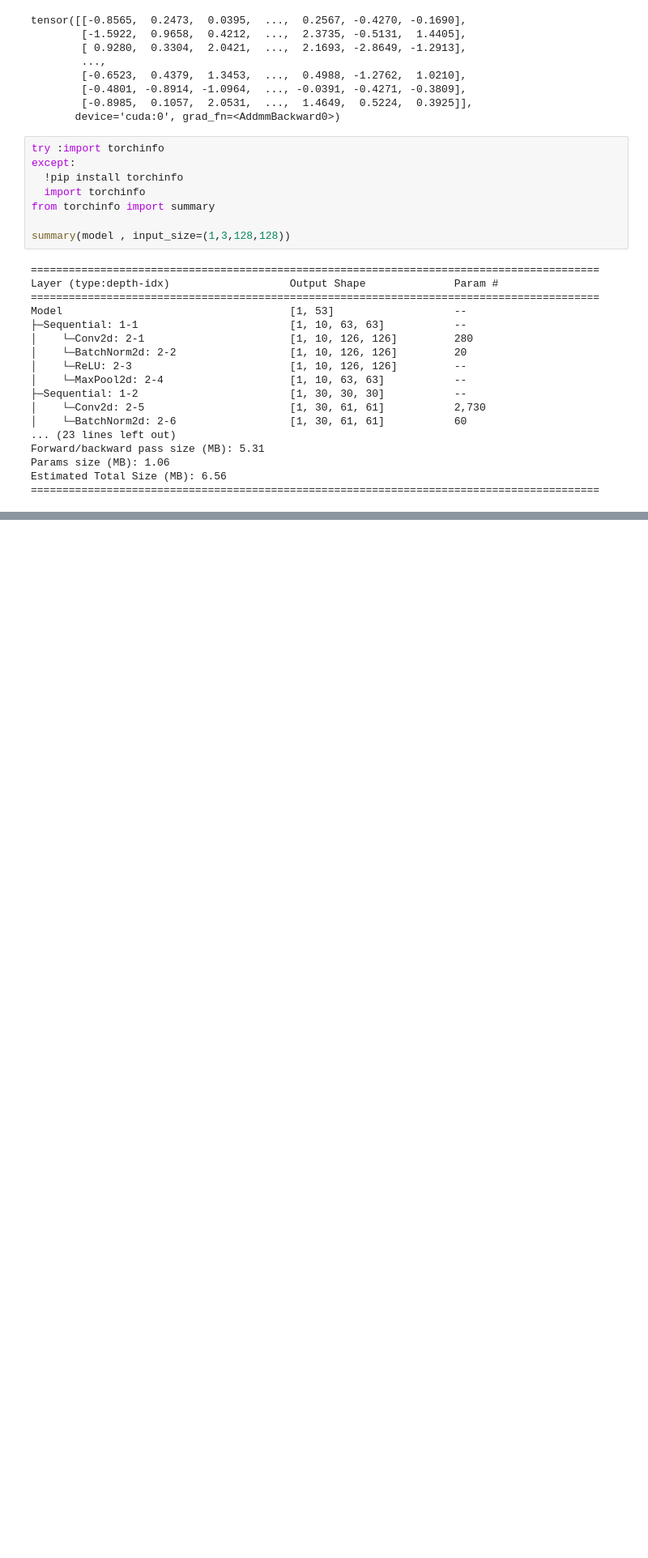
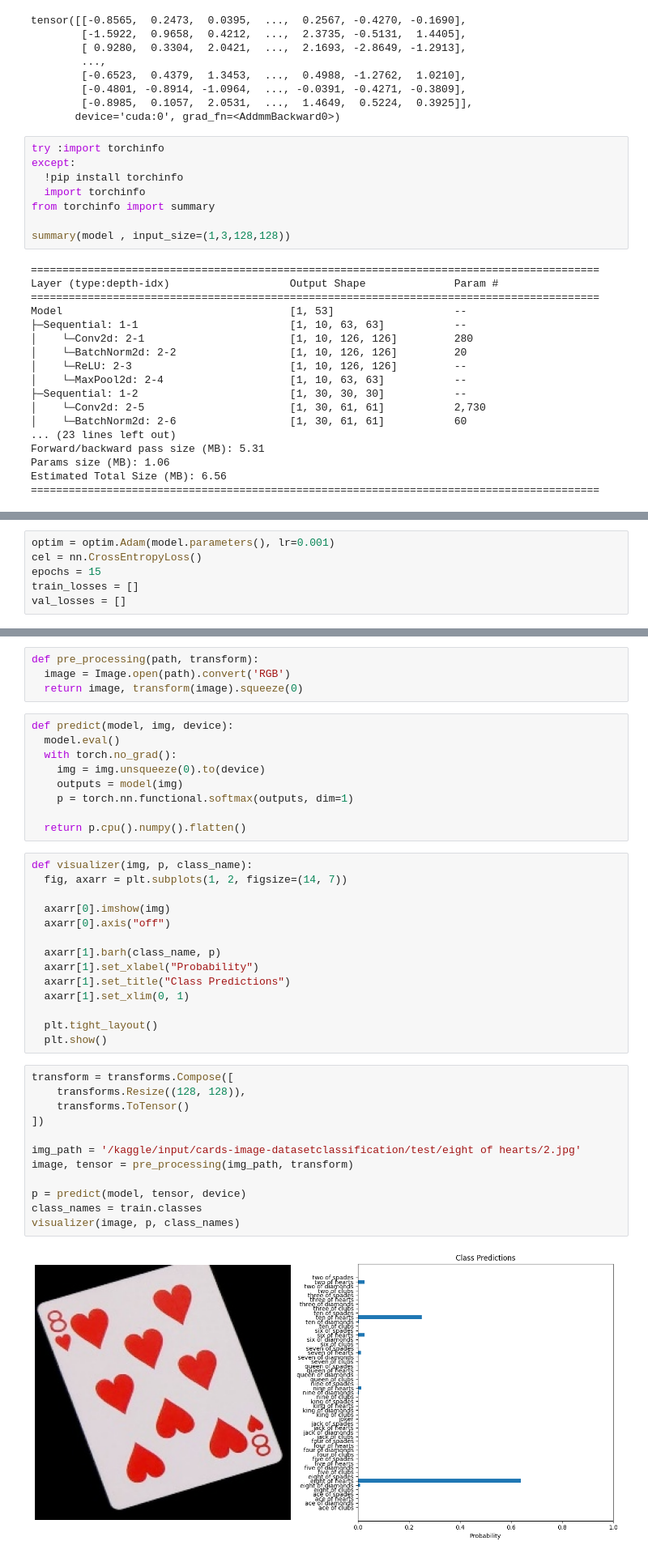
Before and after one commit to cactus1386/ML-Models, a Jupyter notebook: ImageProcessing/CNNClassifier.ipynb, the cells around one changed output, grey strips where cells are left out. Shown at 81% size. Saved outputs shown, nothing was run; the diff lists cells and outputs as text; blank space fills up the shorter version.

```diff
--- a/ImageProcessing/CNNClassifier.ipynb
+++ b/ImageProcessing/CNNClassifier.ipynb
@@ -153,0 +161,6 @@ Estimated Total Size (MB): 6.56
+# %%
+optim = optim.Adam(model.parameters(), lr=0.001)
+cel = nn.CrossEntropyLoss()
+epochs = 15
+train_losses = []
+val_losses = []
@@ -153,0 +234,41 @@ Estimated Total Size (MB): 6.56
+# %%
+def pre_processing(path, transform):
+  image = Image.open(path).convert('RGB')
+  return image, transform(image).squeeze(0)
+# %%
+def predict(model, img, device):
+  model.eval()
+  with torch.no_grad():
+    img = img.unsqueeze(0).to(device)
+    outputs = model(img)
+    p = torch.nn.functional.softmax(outputs, dim=1)
+
+  return p.cpu().numpy().flatten()
+# %%
+def visualizer(img, p, class_name):
+  fig, axarr = plt.subplots(1, 2, figsize=(14, 7))
+
+  axarr[0].imshow(img)
+  axarr[0].axis("off")
+
+  axarr[1].barh(class_name, p)
+  axarr[1].set_xlabel("Probability")
+  axarr[1].set_title("Class Predictions")
+  axarr[1].set_xlim(0, 1)
+
+  plt.tight_layout()
+  plt.show()
+# %%
+transform = transforms.Compose([
+    transforms.Resize((128, 128)),
+    transforms.ToTensor()
+])
+
+img_path = '/kaggle/input/cards-image-datasetclassification/test/eight of hearts/2.jpg'
+image, tensor = pre_processing(img_path, transform)
+
+p = predict(model, tensor, device)
+class_names = train.classes
+visualizer(image, p, class_names)
+# %% [output]
+[figure, added]
```
Also changed, not shown: parts of 8 cells of this notebook.
